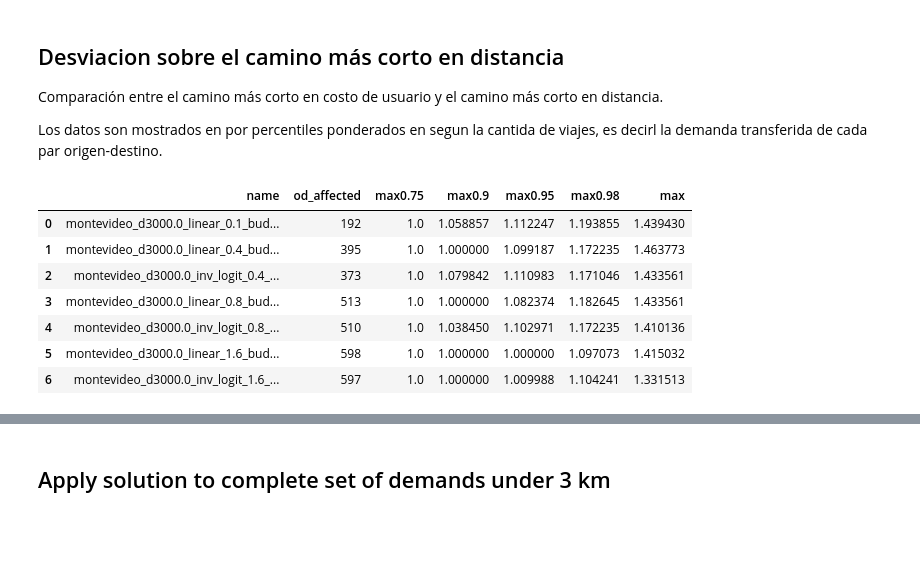
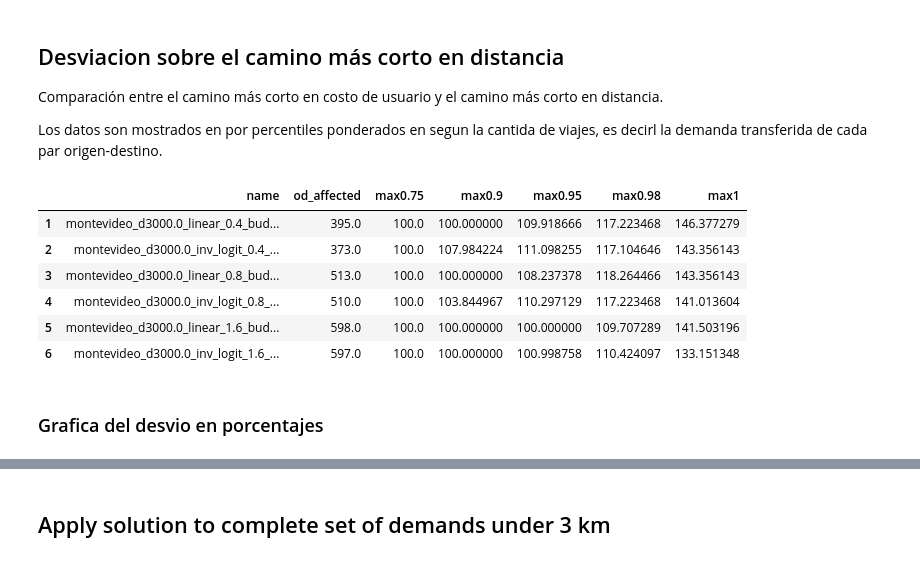
Before and after one commit to joaquinco/bicycle-network-design, a Jupyter notebook: notebooks/Montevideo.ipynb, the cells around one changed output, grey strips where cells are left out. Cells and saved outputs as stored; diff of their text form; code cells hidden in the pictures; blank space fills up the shorter version.

Commit message:
change table by figure

```diff
--- a/notebooks/Montevideo.ipynb
+++ b/notebooks/Montevideo.ipynb
@@ -68,6 +68,16 @@ draw_config = dict(
 split_draw_config = dict()
 # %%
 instances = read_instances(data_path)
+first_round_instances = [i for i in instances if '0.1' not in i[0].name]
+
+instances_number = {
+    'montevideo_d3000.0_linear_0.4_budget_factor': 1,
+    'montevideo_d3000.0_inv_logit_0.4_budget_factor': 2,
+    'montevideo_d3000.0_linear_0.8_budget_factor': 3,
+    'montevideo_d3000.0_inv_logit_0.8_budget_factor': 4,
+    'montevideo_d3000.0_linear_1.6_budget_factor': 5,
+    'montevideo_d3000.0_inv_logit_1.6_budget_factor': 6,
+}
 # %%
 sample_model = instances[0][0]
 sample_graph = sample_model.graph
@@ -189,9 +199,10 @@ def get_shortest_path_cmp(model, solution):
     return df.sort_values(by=['ratio'])
 
 
-def build_agg_dataset(dfs, instances, percentiles=[0.75, 0.9]):
+def build_agg_dataset(dfs, insts, percentiles=[0.75, 0.9], include_max=True, raw_data=False):
     data = []
-    for df, instance in zip(dfs, instances):
+
+    for df, instance in zip(dfs, insts):
         model, solution = instance
 
         df_len = len(df)
@@ -199,6 +210,14 @@ def build_agg_dataset(dfs, instances, percentiles=[0.75, 0.9]):
             name=model.name,
             od_affected=df_len,
         )
+
+        def add_datapoint(percentile, value):
+            value *= 100
+            if raw_data:
+                data_row['points'] = data_row.get('points', []) + [(percentile, value)]
+            else:
+                key = f'max{percentile}'
+                data_row[key] = value
 
         total_demand = df.demand_transfered.sum()
 
@@ -211,35 +230,42 @@ def build_agg_dataset(dfs, instances, percentiles=[0.75, 0.9]):
             curr += row.demand_transfered
 
             if curr >= total_demand * curr_percentile:
-                data_row[f'max{curr_percentile}'] = row.ratio
+                add_datapoint(curr_percentile, row.ratio)
 
                 if percent:
                     curr_percentile = percent.pop()
                 else:
                     break
-        data_row['max'] = df.iloc[-1].ratio
+        if include_max:
+            add_datapoint(1, df.iloc[-1].ratio)
+
         data.append(data_row)
 
-    return pd.DataFrame(data)
+    if raw_data:
+        return data
+    else:
+        return pd.DataFrame(data)
 # %%
-dfs = [get_shortest_path_cmp(*instance) for instance in instances]
+dfs = [get_shortest_path_cmp(*instance) for instance in first_round_instances]
 # %%
-aggdf = build_agg_dataset(dfs, instances, percentiles=[0.75, 0.90, 0.95, 0.98])
+aggdf = build_agg_dataset(dfs, first_round_instances, percentiles=[0.75, 0.90, 0.95, 0.98])
 
-aggdf = aggdf.set_index('name').reindex(index=bdf.name).reset_index()
+aggdf = aggdf.set_index('name').reindex(index=bdf.name).reset_index().dropna()
 
-aggdodf = aggdf.round(2).assign(instance=range(1, len(aggdf) + 1)) \
+# This is for the doc
+aggdf.round(2).assign(instance=range(1, len(aggdf) + 1)) \
                       [['instance'] + list(aggdf.columns.difference(['name', 'od_affected'], sort=False))] \
                       .to_csv(os.path.join(data_path, 'apath_deviation.csv'), index=False)
 
 
 aggdf
 # %% [output]
-|  | name | od_affected | max0.75 | max0.9 | max0.95 | max0.98 | max |
-| 0 | montevideo_d3000.0_linear_0.1_bud... | 192 | 1.0 | 1.058857 | 1.112247 | 1.193855 | 1.439430 |
-| 1 | montevideo_d3000.0_linear_0.4_bud... | 395 | 1.0 | 1.000000 | 1.099187 | 1.172235 | 1.463773 |
-| 2 | montevideo_d3000.0_inv_logit_0.4_... | 373 | 1.0 | 1.079842 | 1.110983 | 1.171046 | 1.433561 |
-| 3 | montevideo_d3000.0_linear_0.8_bud... | 513 | 1.0 | 1.000000 | 1.082374 | 1.182645 | 1.433561 |
-| 4 | montevideo_d3000.0_inv_logit_0.8_... | 510 | 1.0 | 1.038450 | 1.102971 | 1.172235 | 1.410136 |
-| 5 | montevideo_d3000.0_linear_1.6_bud... | 598 | 1.0 | 1.000000 | 1.000000 | 1.097073 | 1.415032 |
-| 6 | montevideo_d3000.0_inv_logit_1.6_... | 597 | 1.0 | 1.000000 | 1.009988 | 1.104241 | 1.331513 |
+|  | name | od_affected | max0.75 | max0.9 | max0.95 | max0.98 | max1 |
+| 1 | montevideo_d3000.0_linear_0.4_bud... | 395.0 | 100.0 | 100.000000 | 109.918666 | 117.223468 | 146.377279 |
+| 2 | montevideo_d3000.0_inv_logit_0.4_... | 373.0 | 100.0 | 107.984224 | 111.098255 | 117.104646 | 143.356143 |
+| 3 | montevideo_d3000.0_linear_0.8_bud... | 513.0 | 100.0 | 100.000000 | 108.237378 | 118.264466 | 143.356143 |
+| 4 | montevideo_d3000.0_inv_logit_0.8_... | 510.0 | 100.0 | 103.844967 | 110.297129 | 117.223468 | 141.013604 |
+| 5 | montevideo_d3000.0_linear_1.6_bud... | 598.0 | 100.0 | 100.000000 | 100.000000 | 109.707289 | 141.503196 |
+| 6 | montevideo_d3000.0_inv_logit_1.6_... | 597.0 | 100.0 | 100.000000 | 100.998758 | 110.424097 | 133.151348 |
+# %% [markdown]
+### Grafica del desvio en porcentajes
```
Also changed, not shown: parts of 5 cells of this notebook, 4 other files.
